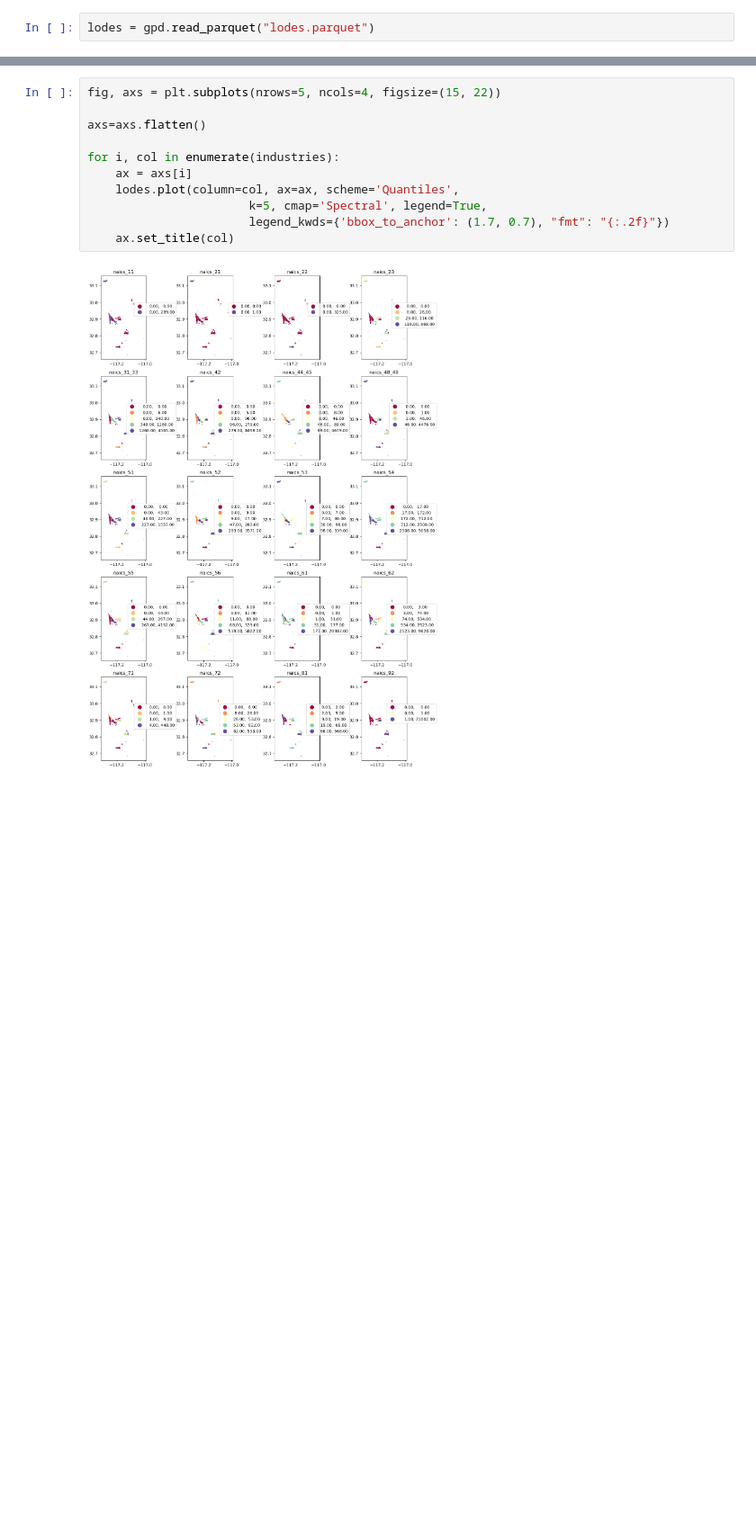
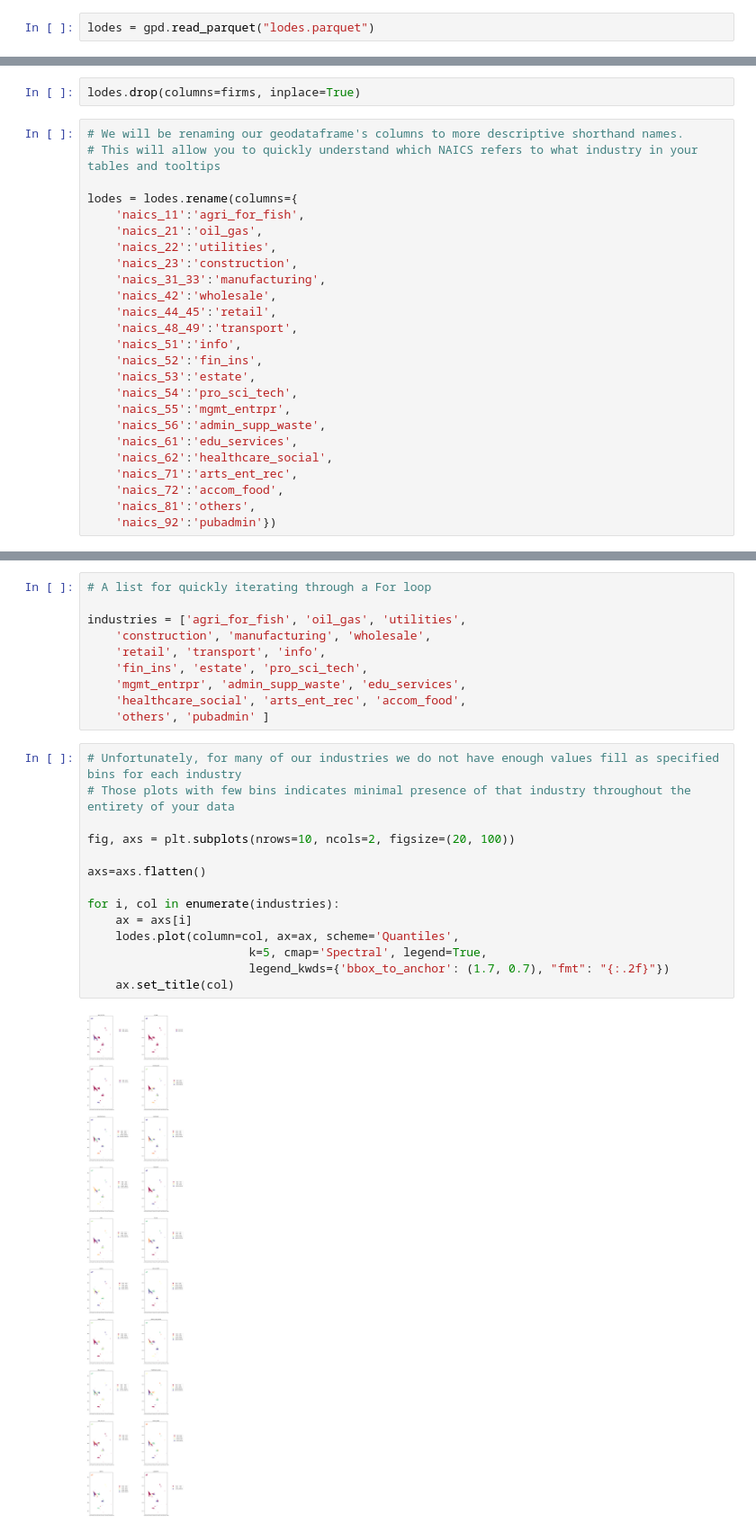
Before and after one commit to bartelgracie/Employment-Centers-, a Jupyter notebook: specialization.ipynb, the cells around one changed output, grey strips where cells are left out. Shown at 90% size. Saved outputs shown, nothing was run; the diff lists cells and outputs as text; blank space fills up the shorter version.

```diff
--- a/specialization.ipynb
+++ b/specialization.ipynb
@@ -101,0 +119,27 @@ industries = [
+# %%
+lodes.drop(columns=firms, inplace=True)
+# %%
+# We will be renaming our geodataframe's columns to more descriptive shorthand names.
+# This will allow you to quickly understand which NAICS refers to what industry in your tables and tooltips
+
+lodes = lodes.rename(columns={
+    'naics_11':'agri_for_fish',
+    'naics_21':'oil_gas',
+    'naics_22':'utilities',
+    'naics_23':'construction',
+    'naics_31_33':'manufacturing',
+    'naics_42':'wholesale',
+    'naics_44_45':'retail',
+    'naics_48_49':'transport',
+    'naics_51':'info',
+    'naics_52':'fin_ins',
+    'naics_53':'estate',
+    'naics_54':'pro_sci_tech',
+    'naics_55':'mgmt_entrpr',
+    'naics_56':'admin_supp_waste',
+    'naics_61':'edu_services',
+    'naics_62':'healthcare_social',
+    'naics_71':'arts_ent_rec',
+    'naics_72':'accom_food',
+    'naics_81':'others',
+    'naics_92':'pubadmin'})
@@ -102,14 +167,27 @@ industries = [
+# %%
+# A list for quickly iterating through a For loop
+
+industries = ['agri_for_fish', 'oil_gas', 'utilities',
+    'construction', 'manufacturing', 'wholesale',
+    'retail', 'transport', 'info',
+    'fin_ins', 'estate', 'pro_sci_tech',
+    'mgmt_entrpr', 'admin_supp_waste', 'edu_services',
+    'healthcare_social', 'arts_ent_rec', 'accom_food',
+    'others', 'pubadmin' ]
 # %%
-fig, axs = plt.subplots(nrows=5, ncols=4, figsize=(15, 22))
+# Unfortunately, for many of our industries we do not have enough values fill as specified bins for each industry
+# Those plots with few bins indicates minimal presence of that industry throughout the entirety of your data
+
+fig, axs = plt.subplots(nrows=10, ncols=2, figsize=(20, 100))
 
 axs=axs.flatten()
 
 for i, col in enumerate(industries):
     ax = axs[i]
     lodes.plot(column=col, ax=ax, scheme='Quantiles',
                        k=5, cmap='Spectral', legend=True,
                        legend_kwds={'bbox_to_anchor': (1.7, 0.7), "fmt": "{:.2f}"})
     ax.set_title(col)
 # %% [output]
-[figure, old version]
+[figure, new version]
 # %%
```
Also changed, not shown: parts of 11 cells of this notebook.
